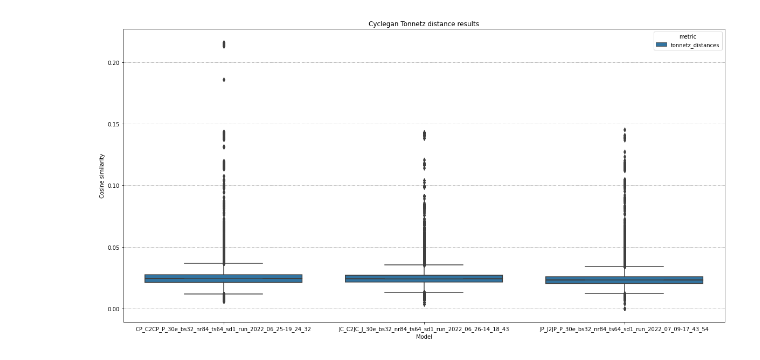
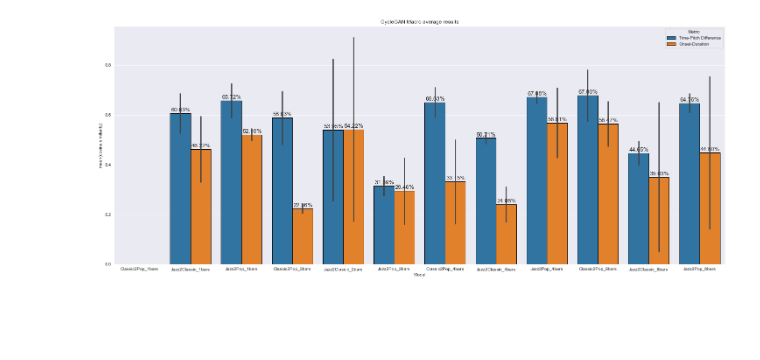
Before and after one commit to amaralcs/tf-cyclegan-music-style-transfer, a Jupyter notebook: notebooks/evaluate_results.ipynb, the cells around one changed output. Cells and saved outputs as stored; diff of their text form; code cells hidden in the pictures; blank space fills up the shorter version.

```diff
--- a/notebooks/evaluate_results.ipynb
+++ b/notebooks/evaluate_results.ipynb
@@ -106,0 +340,14 @@ plt.show()
+# %%
+mmap = {
+    "macro_time_pitch_diff": "Time-Pitch Difference",
+    "macro_onset_duration": "Onset-Duration",
+}
+macro_df["Metric"] = macro_df["metric"].replace(mmap)
+
+macro_summary = (
+    macro_df.groupby(["# bars", "Metric"], as_index=False)["value"]
+    .mean()
+    .pivot_table(index=["Metric"], columns=["# bars"])
+)
+macro_summary.columns = macro_summary.columns.droplevel()
+macro_summary
@@ -107,16 +377,24 @@ plt.show()
 # %%
-from matplotlib.ticker import MultipleLocator, AutoMinorLocator
+fig, ax = plt.subplots(figsize=(25, 10))
 
-fig, ax = plt.subplots(figsize=(20, 10))
+palette = sns.color_palette("tab10", 3)
 
-ax = sns.boxplot(
-    x="model_name", y="value", hue="metric", data=tonnetz_df, ax=ax, notch=True
+ax = sns.barplot(
+    x="model_name",
+    y="value",
+    hue="Metric",
+    data=macro_df,
+    ec="k",
+    lw=1,
+    palette=palette,
 )
-ax.yaxis.grid(True, linestyle="-.")
-ax.set_title("Cyclegan Tonnetz distance results")
+autolabel(ax, orient="v", fmt="{:.2%}", xytext=(1, 1), size=13)
+# ax.legend(loc="lower center")
+
+ax.set_title("CycleGAN Macro average results")
 ax.set_xlabel("Model")
-ax.set_ylabel("Cosine similarity")
+ax.set_ylabel("mean(cosine similarity)")
 
 plt.show()
 # %% [output]
-[figure, old version]
+[figure, new version]
```
Also changed, not shown: parts of 22 cells of this notebook, 1 other file.
